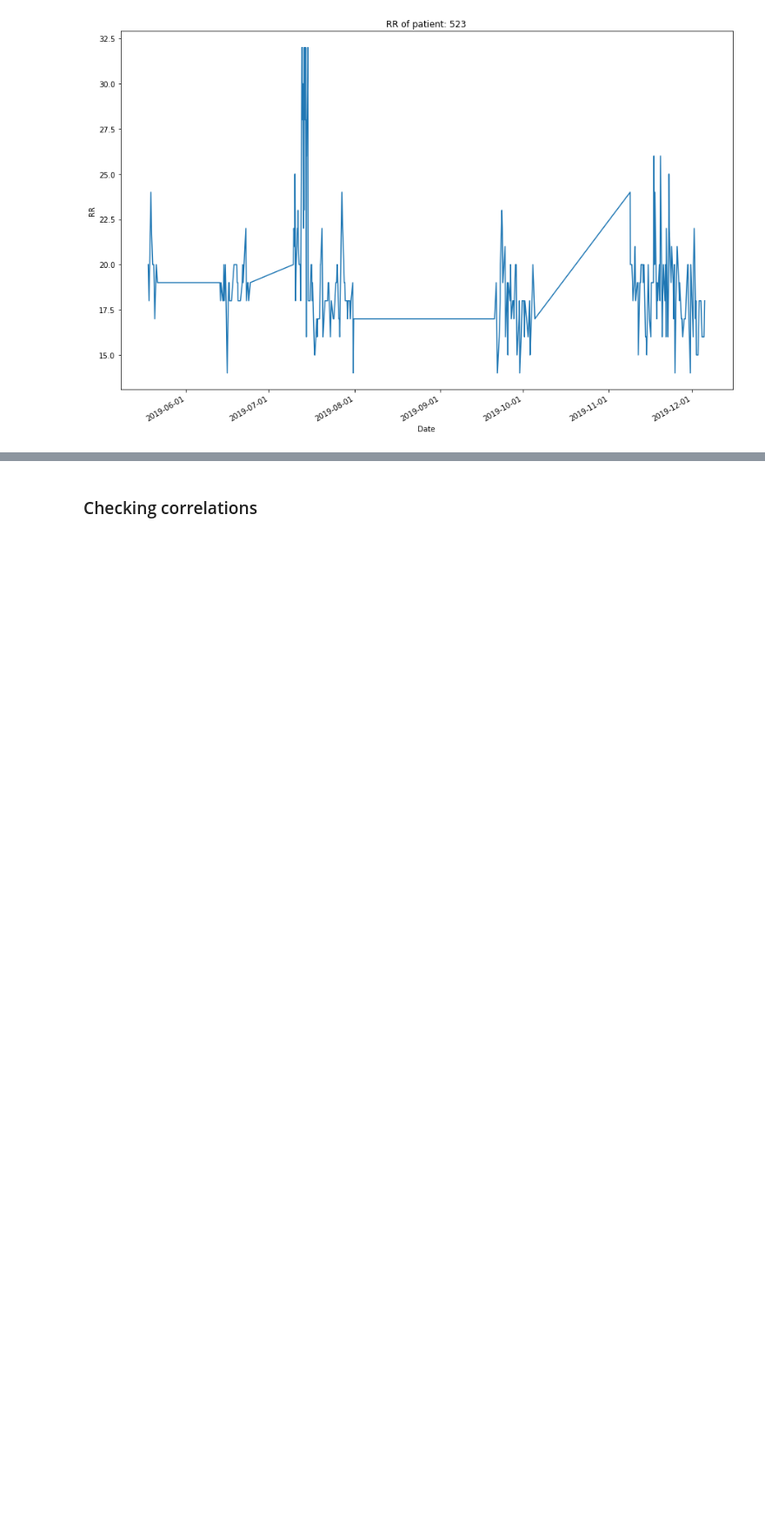
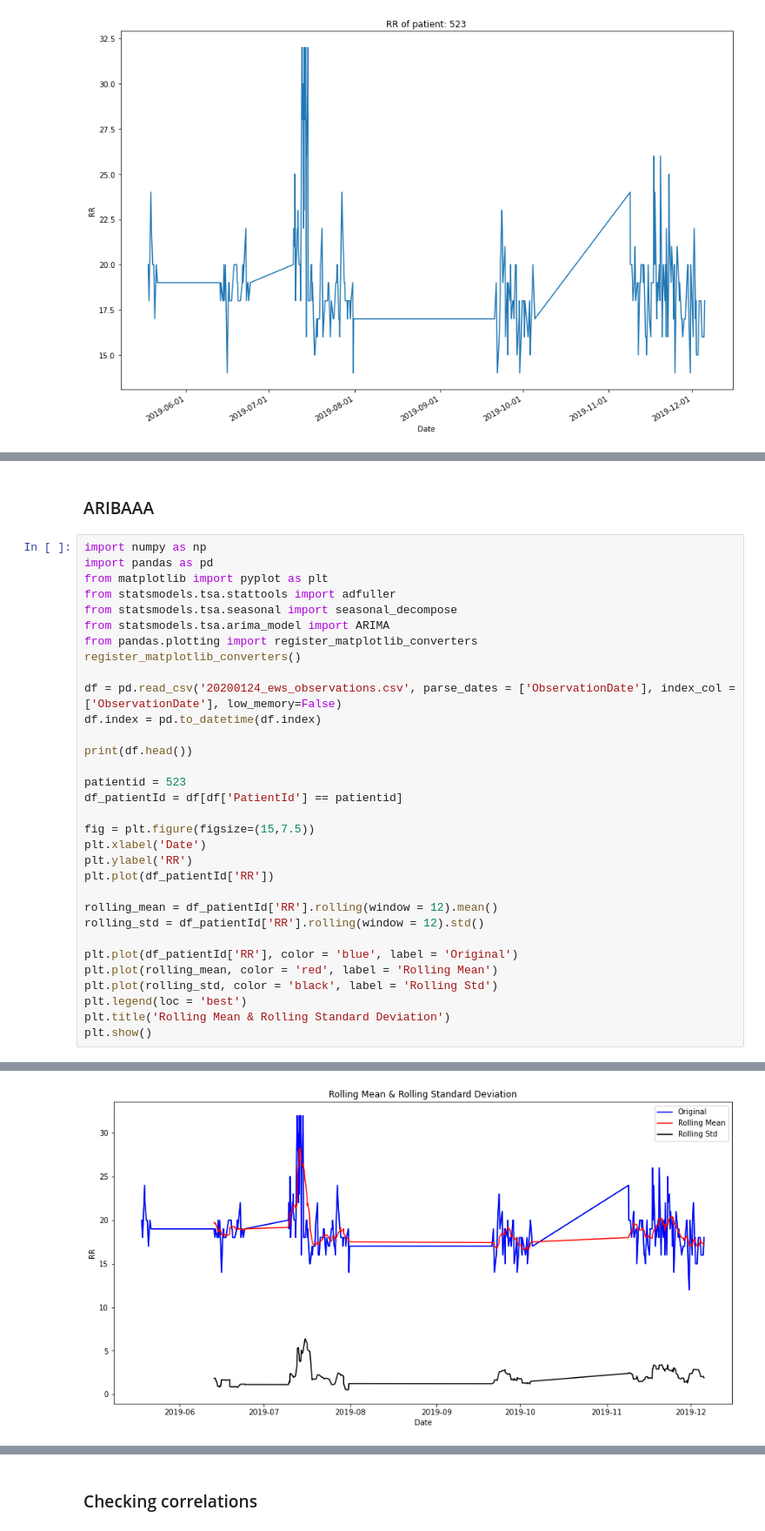
Before and after one commit to kustex/arinti_ews_usecase, a Jupyter notebook: arinti_EWS_notebook.ipynb, the cells around one changed output, grey strips where cells are left out. Shown: that part at 87% size. Saved outputs shown, nothing was run; the diff lists cells and outputs as text; blank space fills up the shorter version.

```diff
--- a/arinti_EWS_notebook.ipynb
+++ b/arinti_EWS_notebook.ipynb
@@ -272 +247,36 @@ See the caveats in the documentation: https://pandas.pydata.org/pandas-docs/stab
 [figure]
+# %% [markdown]
+### ARIBAAA
+# %%
+import numpy as np
+import pandas as pd
+from matplotlib import pyplot as plt
+from statsmodels.tsa.stattools import adfuller
+from statsmodels.tsa.seasonal import seasonal_decompose
+from statsmodels.tsa.arima_model import ARIMA
+from pandas.plotting import register_matplotlib_converters
+register_matplotlib_converters()
+
+df = pd.read_csv('20200124_ews_observations.csv', parse_dates = ['ObservationDate'], index_col = ['ObservationDate'], low_memory=False)
+df.index = pd.to_datetime(df.index)
+
+print(df.head())
+
+patientid = 523
+df_patientId = df[df['PatientId'] == patientid]
+
+fig = plt.figure(figsize=(15,7.5))
+plt.xlabel('Date')
+plt.ylabel('RR')
+plt.plot(df_patientId['RR'])
+
+rolling_mean = df_patientId['RR'].rolling(window = 12).mean()
+rolling_std = df_patientId['RR'].rolling(window = 12).std()
+
+plt.plot(df_patientId['RR'], color = 'blue', label = 'Original')
+plt.plot(rolling_mean, color = 'red', label = 'Rolling Mean')
+plt.plot(rolling_std, color = 'black', label = 'Rolling Std')
+plt.legend(loc = 'best')
+plt.title('Rolling Mean & Rolling Standard Deviation')
+plt.show()
+# %% [output]
@@ -272,0 +300 @@ See the caveats in the documentation: https://pandas.pydata.org/pandas-docs/stab
+[figure, added]
```
Also changed, not shown: parts of 11 cells of this notebook.
